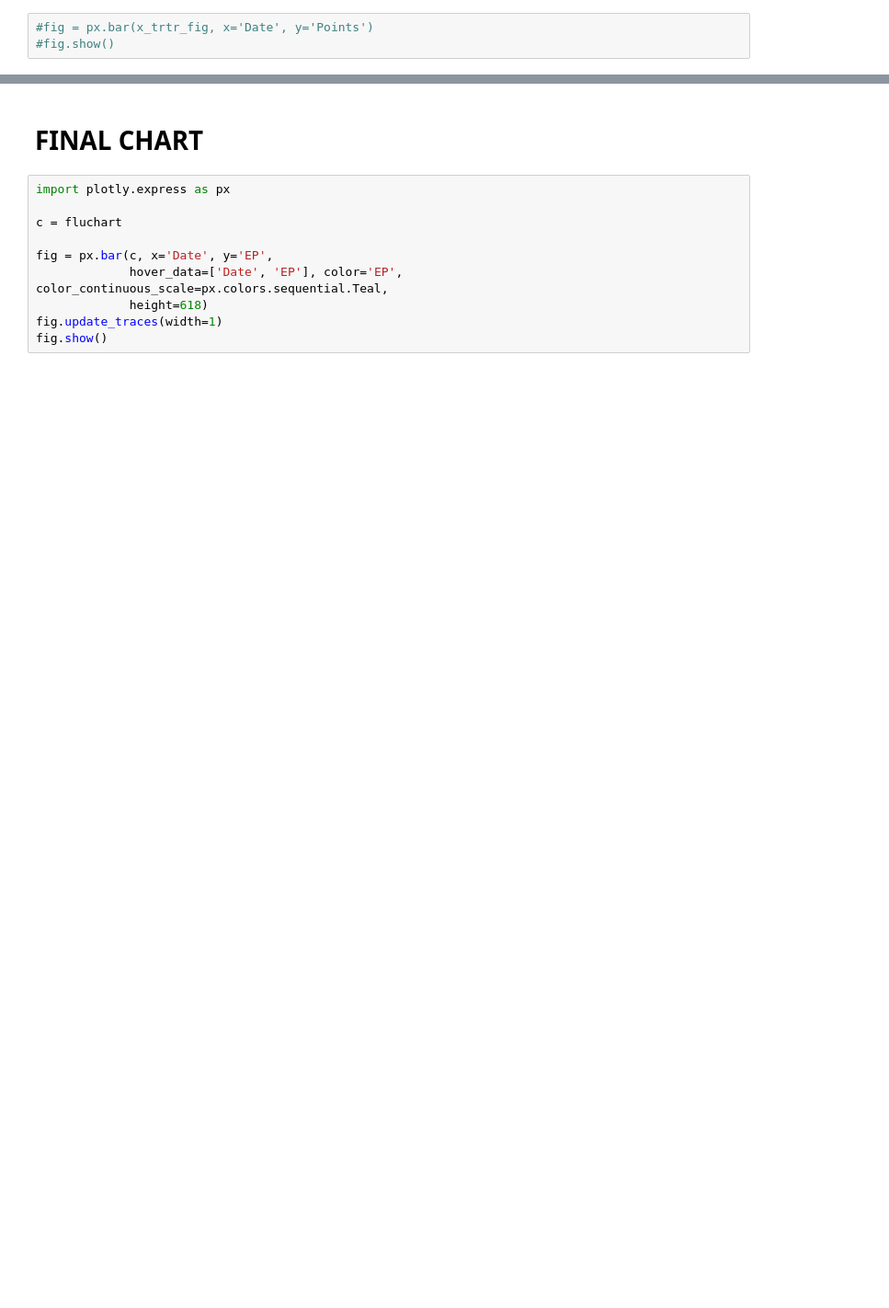
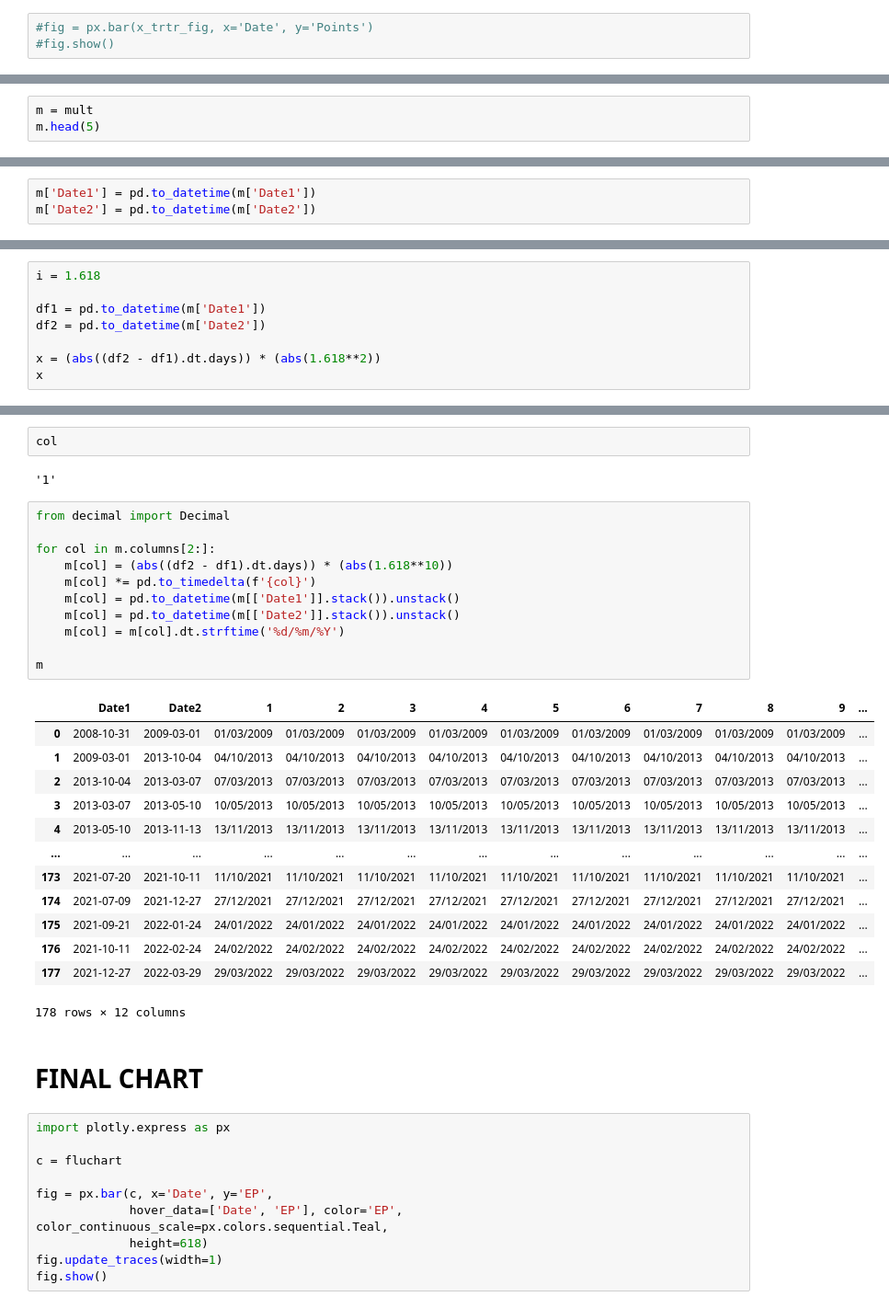
Before and after one commit to amirlehmam/MEMOIREPROPRE, a Jupyter notebook: PIPELINE.ipynb, the cells around one changed output, grey strips where cells are left out. Shown at 92% size. Cells and saved outputs as stored; diff of their text form; blank space fills up the shorter version.

```diff
--- a/PIPELINE.ipynb
+++ b/PIPELINE.ipynb
@@ -4420,0 +4409,3 @@ fig.show()
+# %%
+m = mult
+m.head(5)
@@ -4420,0 +4419,3 @@ fig.show()
+# %%
+m['Date1'] = pd.to_datetime(m['Date1'])
+m['Date2'] = pd.to_datetime(m['Date2'])
@@ -4420,0 +4446,8 @@ fig.show()
+# %%
+i = 1.618
+
+df1 = pd.to_datetime(m['Date1'])
+df2 = pd.to_datetime(m['Date2'])
+
+x = (abs((df2 - df1).dt.days)) * (abs(1.618**2))
+x
@@ -4421,3 +4483,32 @@ fig.show()
+# %%
+col
+# %% [output]
+'1'
+# %%
+from decimal import Decimal
+
+for col in m.columns[2:]:
+    m[col] = (abs((df2 - df1).dt.days)) * (abs(1.618**10))
+    m[col] *= pd.to_timedelta(f'{col}')
+    m[col] = pd.to_datetime(m[['Date1']].stack()).unstack()
+    m[col] = pd.to_datetime(m[['Date2']].stack()).unstack()
+    m[col] = m[col].dt.strftime('%d/%m/%Y')
+
+m
+# %% [output]
+|  | Date1 | Date2 | 1 | 2 | 3 | 4 | 5 | 6 | 7 | 8 | 9 | ... |
+| 0 | 2008-10-31 | 2009-03-01 | 01/03/2009 | 01/03/2009 | 01/03/2009 | 01/03/2009 | 01/03/2009 | 01/03/2009 | 01/03/2009 | 01/03/2009 | 01/03/2009 | ... |
+| 1 | 2009-03-01 | 2013-10-04 | 04/10/2013 | 04/10/2013 | 04/10/2013 | 04/10/2013 | 04/10/2013 | 04/10/2013 | 04/10/2013 | 04/10/2013 | 04/10/2013 | ... |
+| 2 | 2013-10-04 | 2013-03-07 | 07/03/2013 | 07/03/2013 | 07/03/2013 | 07/03/2013 | 07/03/2013 | 07/03/2013 | 07/03/2013 | 07/03/2013 | 07/03/2013 | ... |
+| 3 | 2013-03-07 | 2013-05-10 | 10/05/2013 | 10/05/2013 | 10/05/2013 | 10/05/2013 | 10/05/2013 | 10/05/2013 | 10/05/2013 | 10/05/2013 | 10/05/2013 | ... |
+| 4 | 2013-05-10 | 2013-11-13 | 13/11/2013 | 13/11/2013 | 13/11/2013 | 13/11/2013 | 13/11/2013 | 13/11/2013 | 13/11/2013 | 13/11/2013 | 13/11/2013 | ... |
+| ... | ... | ... | ... | ... | ... | ... | ... | ... | ... | ... | ... | ... |
+| 173 | 2021-07-20 | 2021-10-11 | 11/10/2021 | 11/10/2021 | 11/10/2021 | 11/10/2021 | 11/10/2021 | 11/10/2021 | 11/10/2021 | 11/10/2021 | 11/10/2021 | ... |
+| 174 | 2021-07-09 | 2021-12-27 | 27/12/2021 | 27/12/2021 | 27/12/2021 | 27/12/2021 | 27/12/2021 | 27/12/2021 | 27/12/2021 | 27/12/2021 | 27/12/2021 | ... |
+| 175 | 2021-09-21 | 2022-01-24 | 24/01/2022 | 24/01/2022 | 24/01/2022 | 24/01/2022 | 24/01/2022 | 24/01/2022 | 24/01/2022 | 24/01/2022 | 24/01/2022 | ... |
+| 176 | 2021-10-11 | 2022-02-24 | 24/02/2022 | 24/02/2022 | 24/02/2022 | 24/02/2022 | 24/02/2022 | 24/02/2022 | 24/02/2022 | 24/02/2022 | 24/02/2022 | ... |
+| 177 | 2021-12-27 | 2022-03-29 | 29/03/2022 | 29/03/2022 | 29/03/2022 | 29/03/2022 | 29/03/2022 | 29/03/2022 | 29/03/2022 | 29/03/2022 | 29/03/2022 | ... |
+178 rows × 12 columns
 # %% [markdown]
 # **FINAL CHART**
 # %%
```
Also changed, not shown: parts of 7 cells of this notebook, 1 other file.
